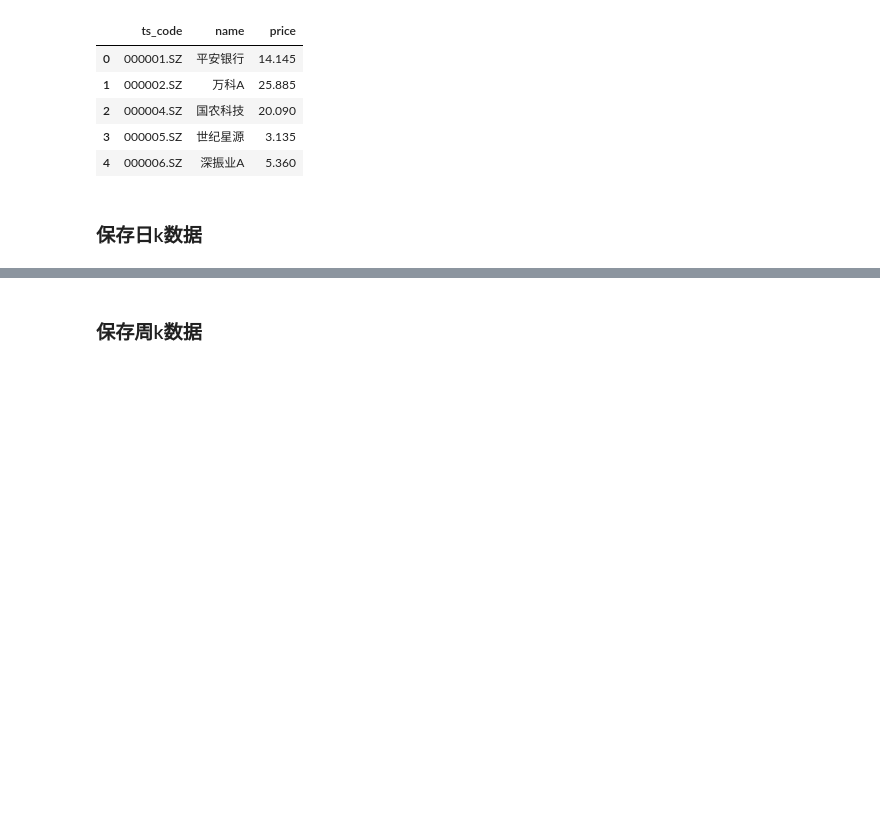
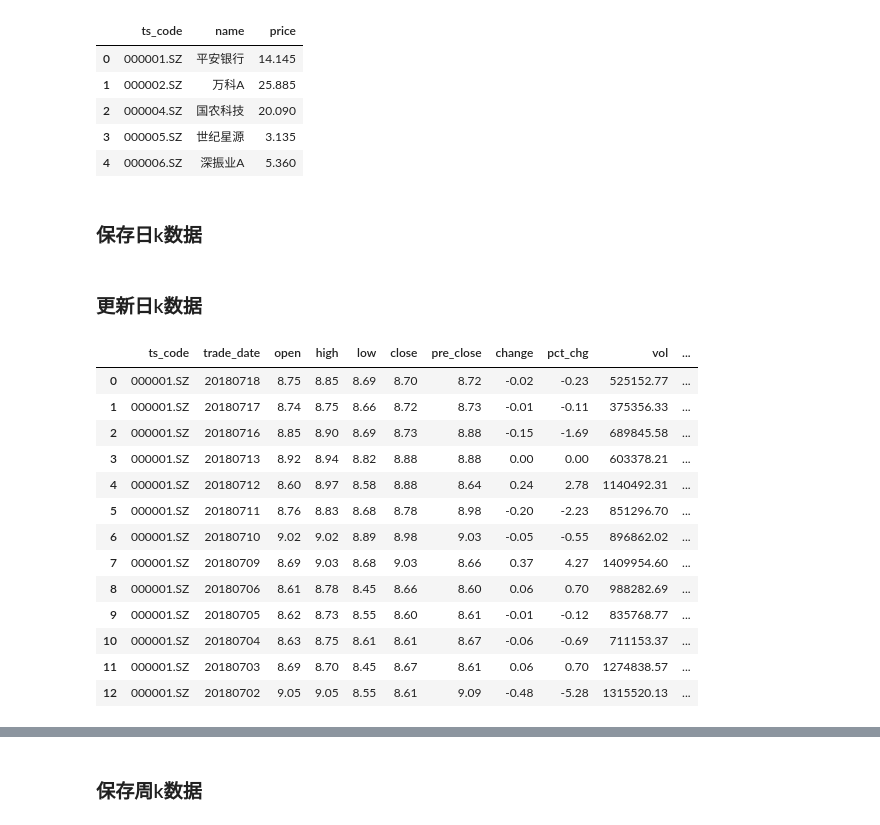
Before and after one commit to sunnyswag/Multi-factor-Stock-Selection, a Jupyter notebook: pull_data.ipynb, the cells around one changed output, grey strips where cells are left out. Saved outputs shown, nothing was run; the diff lists cells and outputs as text; code cells hidden in the pictures; blank space fills up the shorter version.

```diff
--- a/pull_data.ipynb
+++ b/pull_data.ipynb
@@ -41,3 +41,5 @@ for i in range(len(stock_list)):
     except:
 
         time.sleep(3)
+# %% [markdown]
+### 更新日k数据
@@ -43,0 +51,17 @@ for i in range(len(stock_list)):
+# %%
+df
+# %% [output]
+|  | ts_code | trade_date | open | high | low | close | pre_close | change | pct_chg | vol | ... |
+| 0 | 000001.SZ | 20180718 | 8.75 | 8.85 | 8.69 | 8.70 | 8.72 | -0.02 | -0.23 | 525152.77 | ... |
+| 1 | 000001.SZ | 20180717 | 8.74 | 8.75 | 8.66 | 8.72 | 8.73 | -0.01 | -0.11 | 375356.33 | ... |
+| 2 | 000001.SZ | 20180716 | 8.85 | 8.90 | 8.69 | 8.73 | 8.88 | -0.15 | -1.69 | 689845.58 | ... |
+| 3 | 000001.SZ | 20180713 | 8.92 | 8.94 | 8.82 | 8.88 | 8.88 | 0.00 | 0.00 | 603378.21 | ... |
+| 4 | 000001.SZ | 20180712 | 8.60 | 8.97 | 8.58 | 8.88 | 8.64 | 0.24 | 2.78 | 1140492.31 | ... |
+| 5 | 000001.SZ | 20180711 | 8.76 | 8.83 | 8.68 | 8.78 | 8.98 | -0.20 | -2.23 | 851296.70 | ... |
+| 6 | 000001.SZ | 20180710 | 9.02 | 9.02 | 8.89 | 8.98 | 9.03 | -0.05 | -0.55 | 896862.02 | ... |
+| 7 | 000001.SZ | 20180709 | 8.69 | 9.03 | 8.68 | 9.03 | 8.66 | 0.37 | 4.27 | 1409954.60 | ... |
+| 8 | 000001.SZ | 20180706 | 8.61 | 8.78 | 8.45 | 8.66 | 8.60 | 0.06 | 0.70 | 988282.69 | ... |
+| 9 | 000001.SZ | 20180705 | 8.62 | 8.73 | 8.55 | 8.60 | 8.61 | -0.01 | -0.12 | 835768.77 | ... |
+| 10 | 000001.SZ | 20180704 | 8.63 | 8.75 | 8.61 | 8.61 | 8.67 | -0.06 | -0.69 | 711153.37 | ... |
+| 11 | 000001.SZ | 20180703 | 8.69 | 8.70 | 8.45 | 8.67 | 8.61 | 0.06 | 0.70 | 1274838.57 | ... |
+| 12 | 000001.SZ | 20180702 | 9.05 | 9.05 | 8.55 | 8.61 | 9.09 | -0.48 | -5.28 | 1315520.13 | ... |
```
Also changed, not shown: parts of 5 cells of this notebook, 22 other files.
